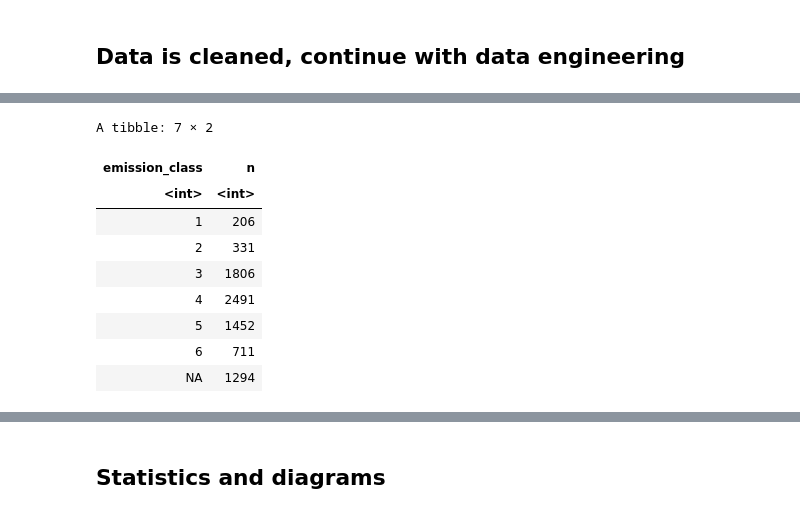
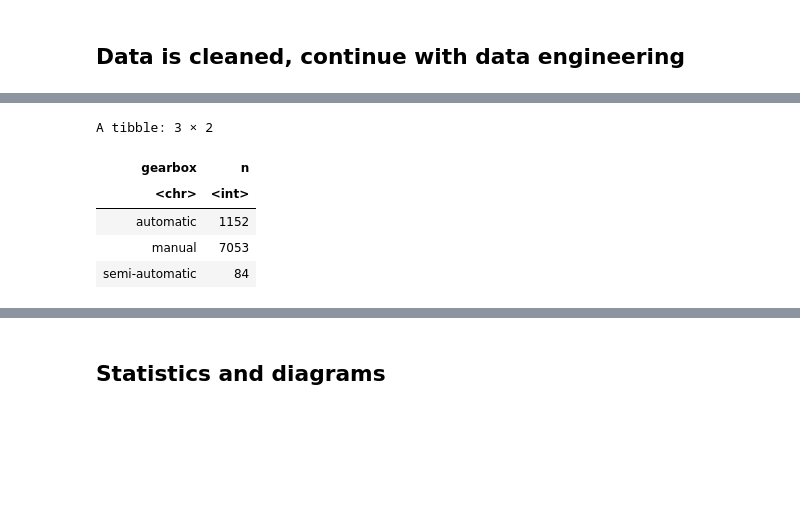
Before and after one commit to balintschmidt22/r_data_mining, a Jupyter notebook: car_sales.ipynb, the cells around one changed output, grey strips where cells are left out. Drawn from its saved outputs; the diff is of its cells as text; code cells hidden in the pictures; blank space fills up the shorter version.

```diff
--- a/car_sales.ipynb
+++ b/car_sales.ipynb
@@ -643,6 +643,9 @@ A tibble: 8 × 21
 | 8 | 290 | 6 | Alfa Romeo | 147 | 6 | 2150 | 2008 | manual | 4 | ... |
 | 9 | 2629 | 16 | Alfa Romeo | 147 | 7 | 1350 | 2008 | automatic | 4 | ... |
 | 10 | 89 | 0 | Alfa Romeo | 147 | 7 | 2000 | 2007 | no | 4 | ... |
+# %%
+cars <- cars %>%
+mutate(across(c(mileage_km, engine_capacity_cc), as.integer))
 # %%
 #saveRDS(cars, "cars.rds")
 # %% [markdown]
@@ -666,14 +673,21 @@ A tibble: 3 × 2
+# %%
+cars <- cars %>%
+  mutate(ac = case_when(
+    ac == "no"        ~ 0L,
+    ac == "manual"    ~ 1L,
+    ac == "automatic" ~ 2L,
+  )) %>%
+  mutate(doors = case_when(
+    doors == "2/3"    ~ 3L,
+    doors == "4/5"    ~ 5L
+  ))
 # %%
 cars %>%
-count(emission_class)
+count(gearbox)
 # %% [output]
-A tibble: 7 × 2
+A tibble: 3 × 2
-| emission_class | n |
-| <int> | <int> |
-| 1 | 206 |
-| 2 | 331 |
-| 3 | 1806 |
-| 4 | 2491 |
-| 5 | 1452 |
-| 6 | 711 |
-| NA | 1294 |
+| gearbox | n |
+| <chr> | <int> |
+| automatic | 1152 |
+| manual | 7053 |
+| semi-automatic | 84 |
```
Also changed, not shown: parts of 13 cells of this notebook.
